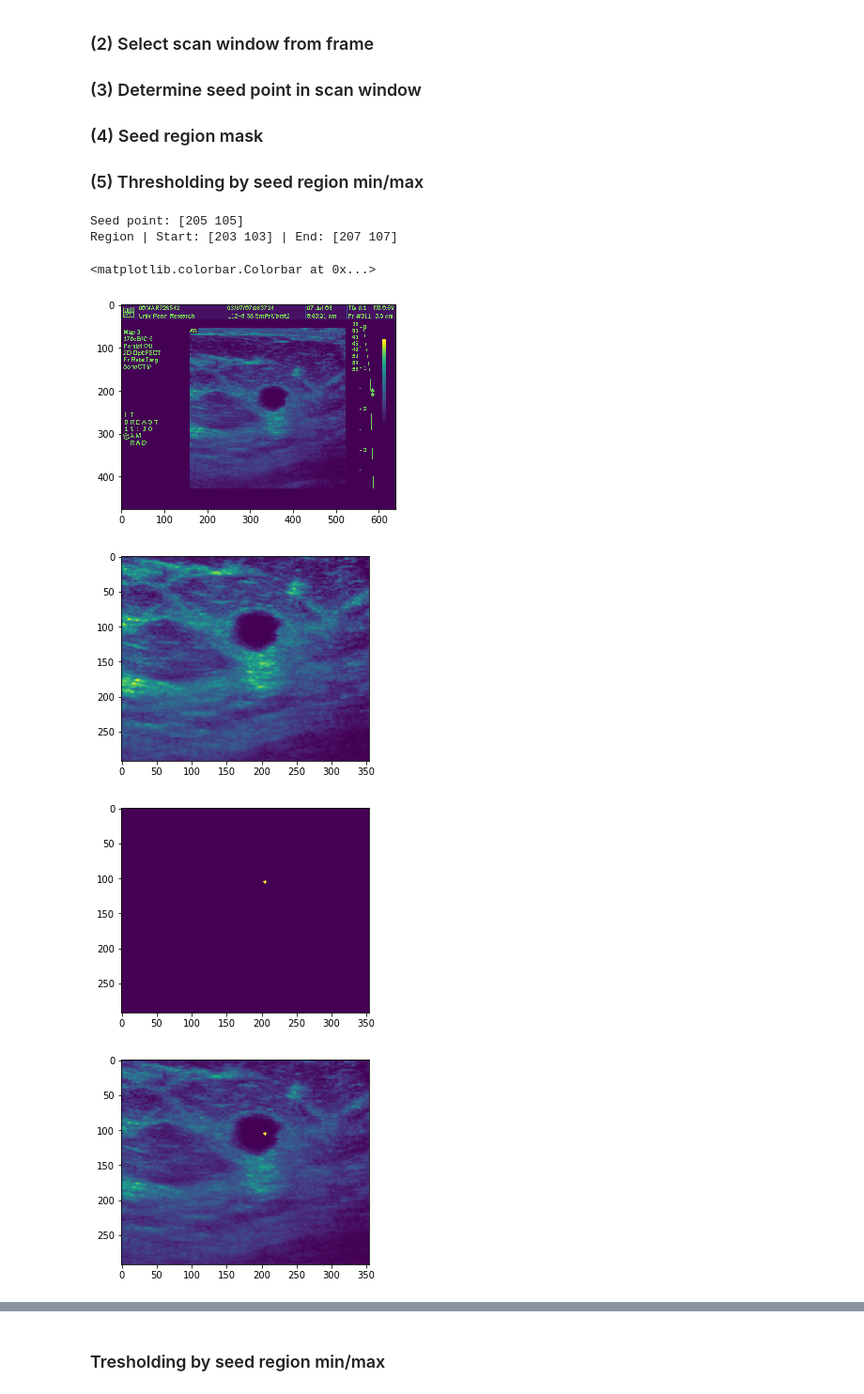
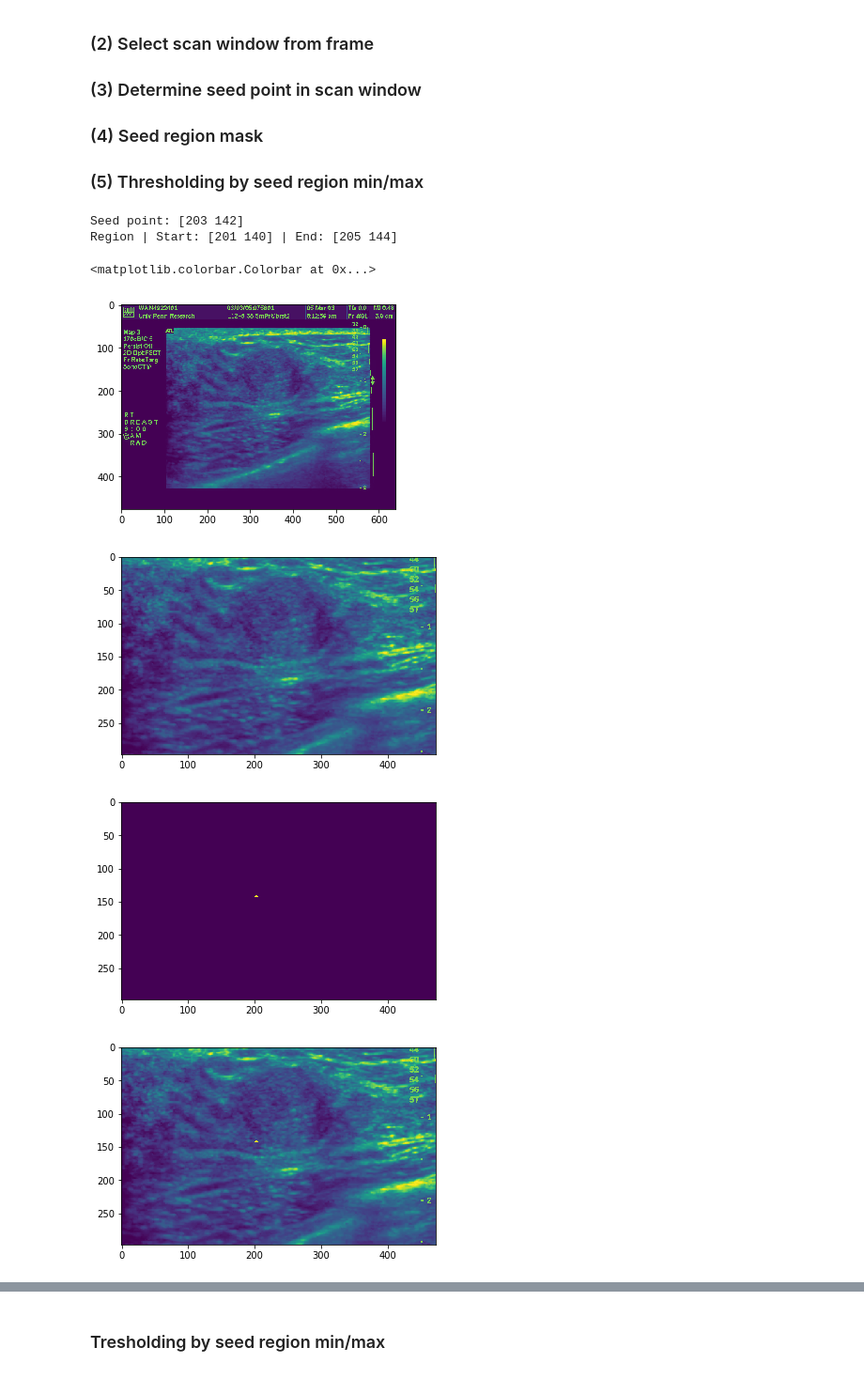
Before and after one commit to penn-ultrasound-research-laboratory/Deep-Ultrasound-Classification, a Jupyter notebook: _notebooks/LeakPluggingCary.ipynb, the cells around one changed output, grey strips where cells are left out. Shown: that part at 94% size. Cells and saved outputs as stored; diff of their text form; code cells hidden in the pictures.

Commit message:
considering heterogenous interior regions

```diff
--- a/_notebooks/LeakPluggingCary.ipynb
+++ b/_notebooks/LeakPluggingCary.ipynb
@@ -120,7 +120,7 @@ def prune_mask_to_kernel_radius(mask, radius):
 ### (5) Thresholding by seed region min/max
 # %%
 SEED_REGION_RADIUS = 2
-frame = cv2.imread("../../TestImages/frames/frame_0009.png", cv2.IMREAD_GRAYSCALE)
+frame = cv2.imread("../../TestImages/frames/frame_0012.png", cv2.IMREAD_GRAYSCALE)
 M, N = frame.shape
 
 plt.figure()
@@ -161,36 +161,36 @@ cv2.circle(
     SEED_REGION_RADIUS,
     1,
     -1)
 
 plt.figure()
 plt.imshow(seed_region_mask)
 
 # Useful to show seed region
 plt.figure()
 plt.imshow(cv2.circle(
     np.copy(scan_window),
     tuple(seed_pt),
     SEED_REGION_RADIUS,
     255,
     -1))
 
 ####
 
 region = get_region(scan_window, start_pt, end_pt)
 region_min = absolute_min(region)
 region_max = absolute_max(region)
 
 ret, seed_range_thresholded_image = cv2.threshold(scan_window, region_min, region_max, cv2.THRESH_BINARY_INV)
 seed_range_thresholded_image = (seed_range_thresholded_image > 0).astype(np.uint8)
 
 plt.figure()
 plt.imshow(seed_range_thresholded_image)
 plt.colorbar()
 # %% [output]
-Seed point: [205 105]
-Region | Start: [203 103] | End: [207 107]
+Seed point: [203 142]
+Region | Start: [201 140] | End: [205 144]
 <matplotlib.colorbar.Colorbar at 0x...>
-[figure, old version]
+[figure, new version]
-[figure, old version]
+[figure, new version]
-[figure, old version]
+[figure, new version]
-[figure, old version]
+[figure, new version]
```
Also changed, not shown: parts of 3 cells of this notebook.
